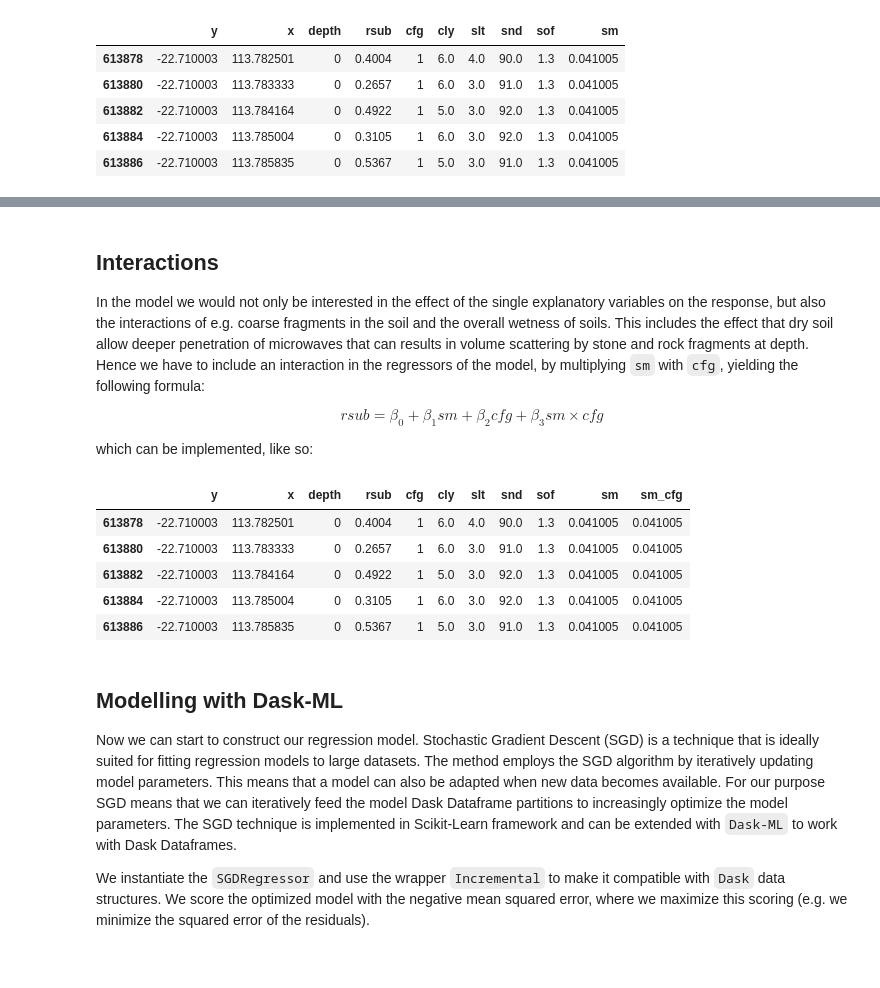
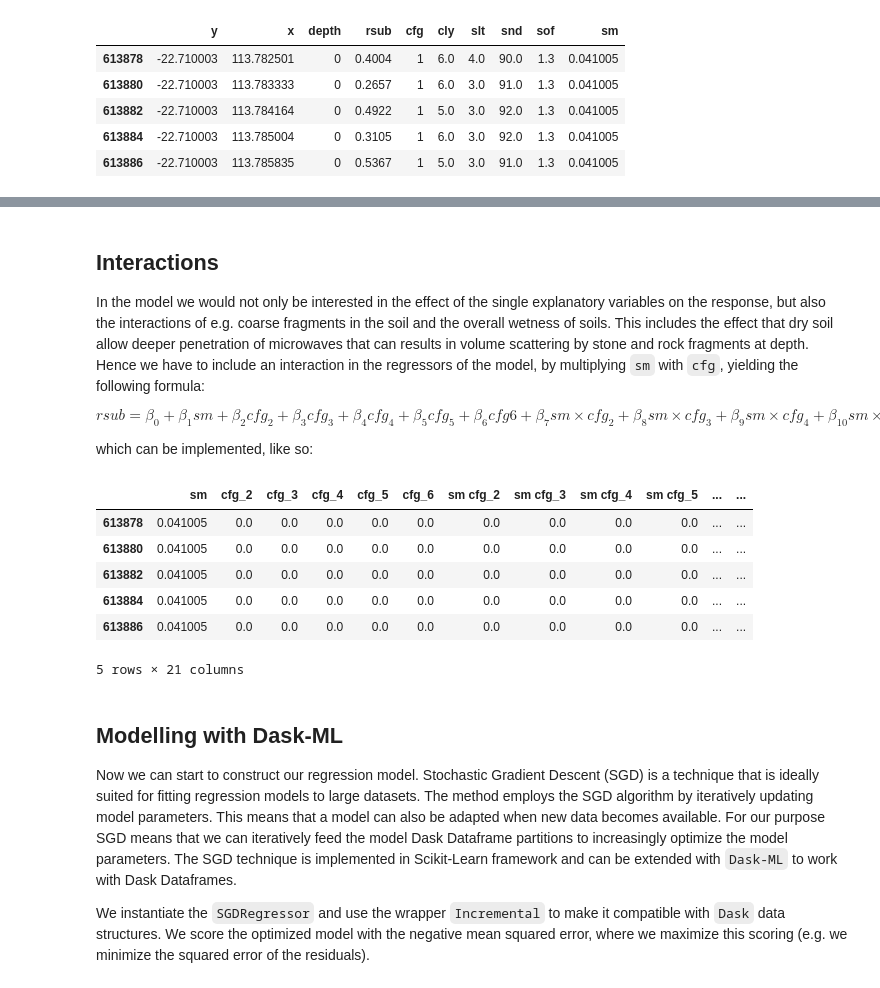
Before and after one commit to MartinSchobben/big_eo_models, a Jupyter notebook: 01_multiple-regression.ipynb, the cells around one changed output, grey strips where cells are left out. Saved outputs shown, nothing was run; the diff lists cells and outputs as text; code cells hidden in the pictures.

```diff
--- a/01_multiple-regression.ipynb
+++ b/01_multiple-regression.ipynb
@@ -36,7 +40,7 @@ The data is derived from a strip along the 21 southern latitude (close to tropic
 
 This data has already been collected in a Parquet data structure and can be lazily loaded, like so:
 # %%
-soil_df = dd.read_parquet("~/shared/datasets/rs/S1_ERA5L_CRRL/CRRL-SIG0-ERA5L/V1M0R1/EQUI7_OC020M/")
+soil_df = dd.read_parquet("data/S1_ERA5L_CRRL/CRRL-SIG0-ERA5L/V1M0R1/EQUI7_OC020M/")
 soil_df
 # %% [output]
 Dask DataFrame Structure:
@@ -196,0 +205,7 @@ soil_df.head()
+# %%
+X = soil_df[EXP_VARIABLES]
+ca = Categorizer(categories={"cfg": CategoricalDtype(range(1, 7))})
+X = ca.fit_transform(X)
+de = DummyEncoder(["cfg"], drop_first=True)
+X = de.fit_transform(X)
+X.head()
@@ -199,26 +221,21 @@ soil_df.head()
 
 In the model we would not only be interested in the effect of the single explanatory variables on the response, but also the interactions of e.g. coarse fragments in the soil and the overall wetness of soils. This includes the effect that dry soil allow deeper penetration of microwaves that can results in volume scattering by stone and rock fragments at depth. Hence we have to include an interaction in the regressors of the model, by multiplying `sm` with `cfg`, yielding the following formula:
 
-$$ rsub = \beta_0 + \beta_1 sm + \beta_2 cfg + \beta_3 sm \times cfg $$
+$$ rsub = \beta_0 + \beta_1 sm + \beta_2 cfg_2 + \beta_3 cfg_3 + \beta_4 cfg_4 + \beta_5 cfg_5 + \beta_6 cfg6 + \beta_7 sm \times cfg_2 + \beta_8 sm \times cfg_3 + \beta_9 sm \times cfg_4 + \beta_10 sm \times cfg_5 + \beta_11 sm \times cfg_6 $$
 
 which can be implemented, like so:
-# %%
-def make_interaction(df, x ,y):
-    new = x + "_" + y
-    df[new] = df[x] * df[y]
-    if new not in EXP_VARIABLES:
-        EXP_VARIABLES.append(new)
-    return df
-
-soil_df = make_interaction(soil_df, "sm", "cfg")
-soil_df.head()
-# %% [output]
-|  | y | x | depth | rsub | cfg | cly | slt | snd | sof | sm | sm_cfg |
-| 613878 | -22.710003 | 113.782501 | 0 | 0.4004 | 1 | 6.0 | 4.0 | 90.0 | 1.3 | 0.041005 | 0.041005 |
-| 613880 | -22.710003 | 113.783333 | 0 | 0.2657 | 1 | 6.0 | 3.0 | 91.0 | 1.3 | 0.041005 | 0.041005 |
-| 613882 | -22.710003 | 113.784164 | 0 | 0.4922 | 1 | 5.0 | 3.0 | 92.0 | 1.3 | 0.041005 | 0.041005 |
-| 613884 | -22.710003 | 113.785004 | 0 | 0.3105 | 1 | 6.0 | 3.0 | 92.0 | 1.3 | 0.041005 | 0.041005 |
-| 613886 | -22.710003 | 113.785835 | 0 | 0.5367 | 1 | 5.0 | 3.0 | 91.0 | 1.3 | 0.041005 | 0.041005 |
+# %%
+poly = PolynomialFeatures(interaction_only=True, include_bias=False, preserve_dataframe=True)
+X = poly.fit_transform(X)
+X.head()
+# %% [output]
+|  | sm | cfg_2 | cfg_3 | cfg_4 | cfg_5 | cfg_6 | sm cfg_2 | sm cfg_3 | sm cfg_4 | sm cfg_5 | ... | ... |
+| 613878 | 0.041005 | 0.0 | 0.0 | 0.0 | 0.0 | 0.0 | 0.0 | 0.0 | 0.0 | 0.0 | ... | ... |
+| 613880 | 0.041005 | 0.0 | 0.0 | 0.0 | 0.0 | 0.0 | 0.0 | 0.0 | 0.0 | 0.0 | ... | ... |
+| 613882 | 0.041005 | 0.0 | 0.0 | 0.0 | 0.0 | 0.0 | 0.0 | 0.0 | 0.0 | 0.0 | ... | ... |
+| 613884 | 0.041005 | 0.0 | 0.0 | 0.0 | 0.0 | 0.0 | 0.0 | 0.0 | 0.0 | 0.0 | ... | ... |
+| 613886 | 0.041005 | 0.0 | 0.0 | 0.0 | 0.0 | 0.0 | 0.0 | 0.0 | 0.0 | 0.0 | ... | ... |
+5 rows × 21 columns
 # %% [markdown]
 ## Modelling with Dask-ML
 
```
Also changed, not shown: parts of 12 cells of this notebook.
